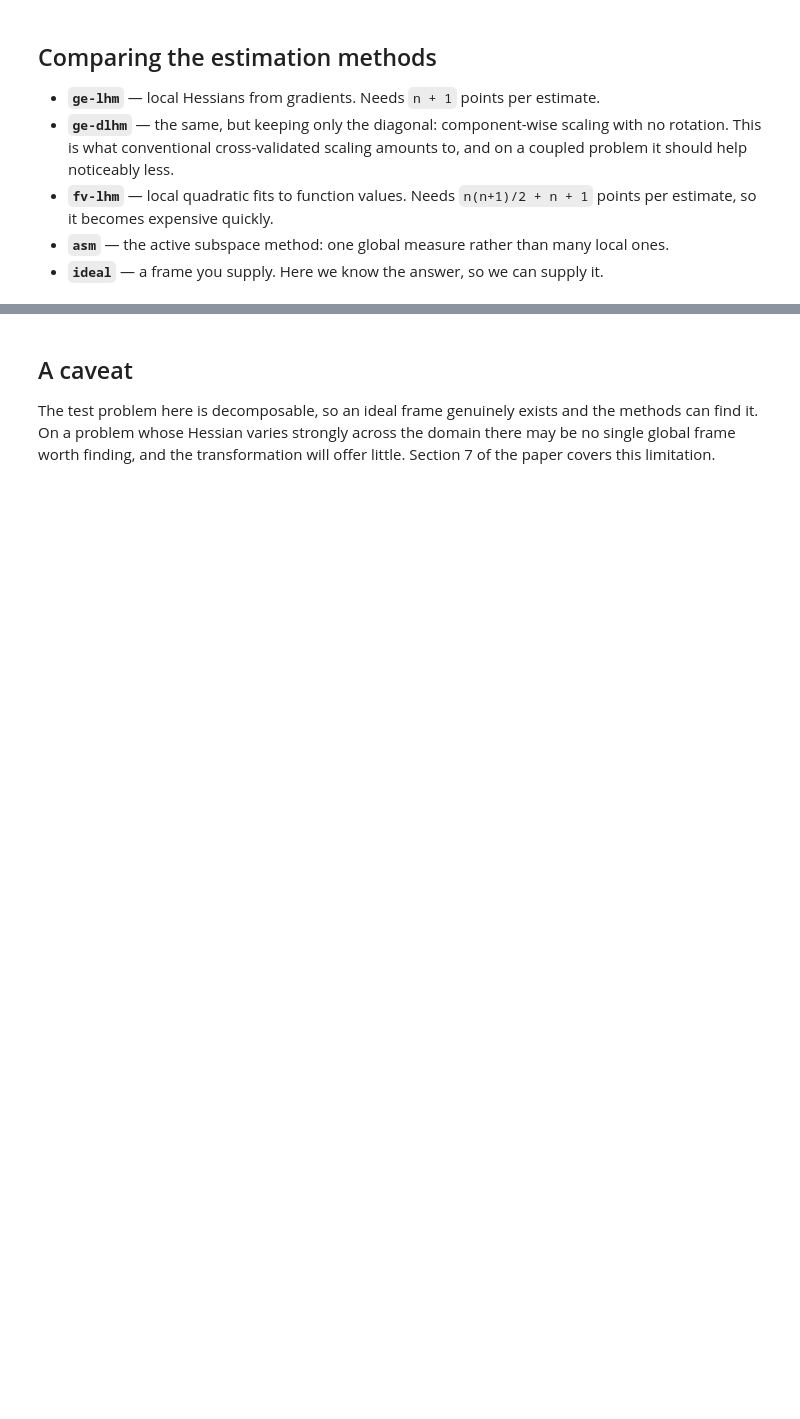
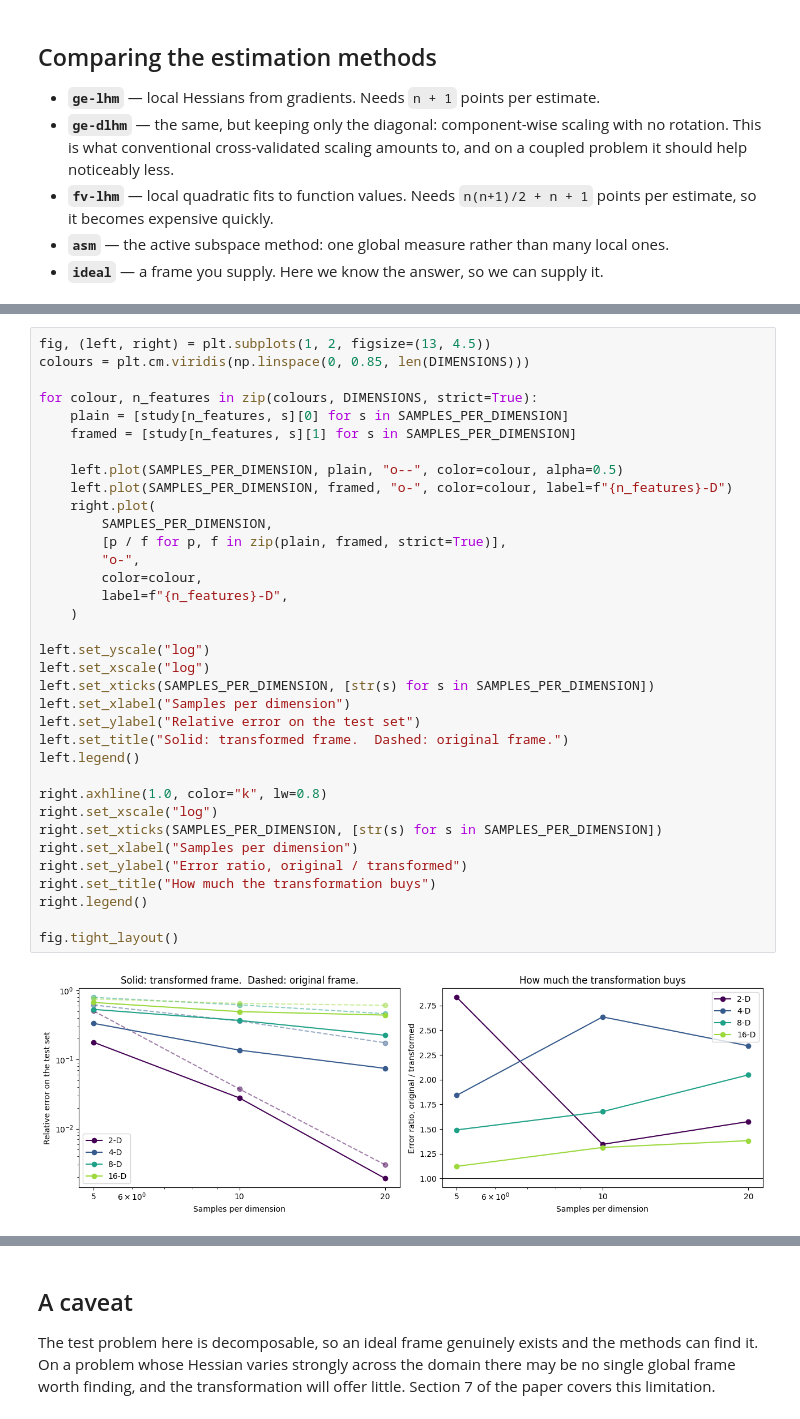
Before and after one commit to JohannBouwer/ge_rbf, a Jupyter notebook: notebooks/03_transformations.ipynb, the cells around one changed output, grey strips where cells are left out. Cells and saved outputs as stored; diff of their text form; blank space fills up the shorter version.

```diff
--- a/notebooks/03_transformations.ipynb
+++ b/notebooks/03_transformations.ipynb
@@ -172,0 +244,37 @@ Note that `ideal` — using the exact rotation the problem was built with — is
+# %%
+fig, (left, right) = plt.subplots(1, 2, figsize=(13, 4.5))
+colours = plt.cm.viridis(np.linspace(0, 0.85, len(DIMENSIONS)))
+
+for colour, n_features in zip(colours, DIMENSIONS, strict=True):
+    plain = [study[n_features, s][0] for s in SAMPLES_PER_DIMENSION]
+    framed = [study[n_features, s][1] for s in SAMPLES_PER_DIMENSION]
+
+    left.plot(SAMPLES_PER_DIMENSION, plain, "o--", color=colour, alpha=0.5)
+    left.plot(SAMPLES_PER_DIMENSION, framed, "o-", color=colour, label=f"{n_features}-D")
+    right.plot(
+        SAMPLES_PER_DIMENSION,
+        [p / f for p, f in zip(plain, framed, strict=True)],
+        "o-",
+        color=colour,
+        label=f"{n_features}-D",
+    )
+
+left.set_yscale("log")
+left.set_xscale("log")
+left.set_xticks(SAMPLES_PER_DIMENSION, [str(s) for s in SAMPLES_PER_DIMENSION])
+left.set_xlabel("Samples per dimension")
+left.set_ylabel("Relative error on the test set")
+left.set_title("Solid: transformed frame.  Dashed: original frame.")
+left.legend()
+
+right.axhline(1.0, color="k", lw=0.8)
+right.set_xscale("log")
+right.set_xticks(SAMPLES_PER_DIMENSION, [str(s) for s in SAMPLES_PER_DIMENSION])
+right.set_xlabel("Samples per dimension")
+right.set_ylabel("Error ratio, original / transformed")
+right.set_title("How much the transformation buys")
+right.legend()
+
+fig.tight_layout()
+# %% [output]
+[figure, added]
```
Also changed, not shown: parts of 11 cells of this notebook, 4 other files.
